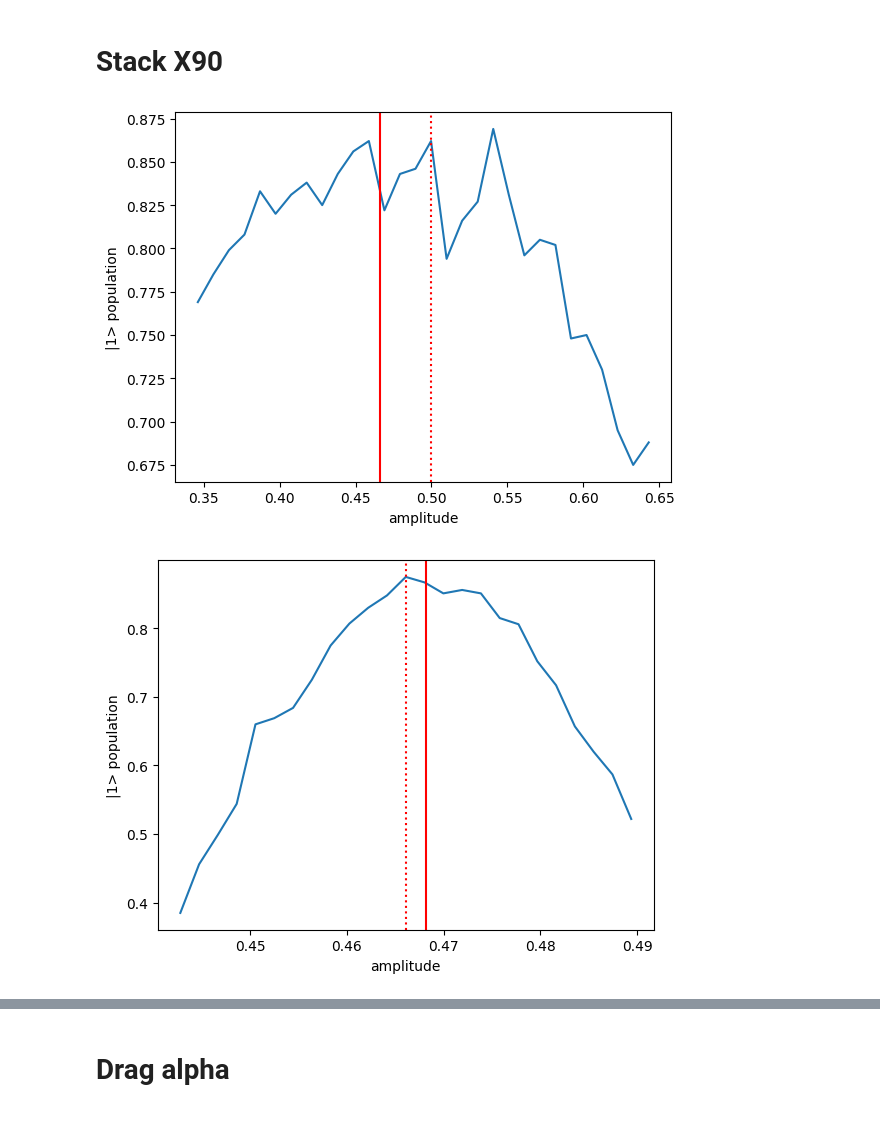
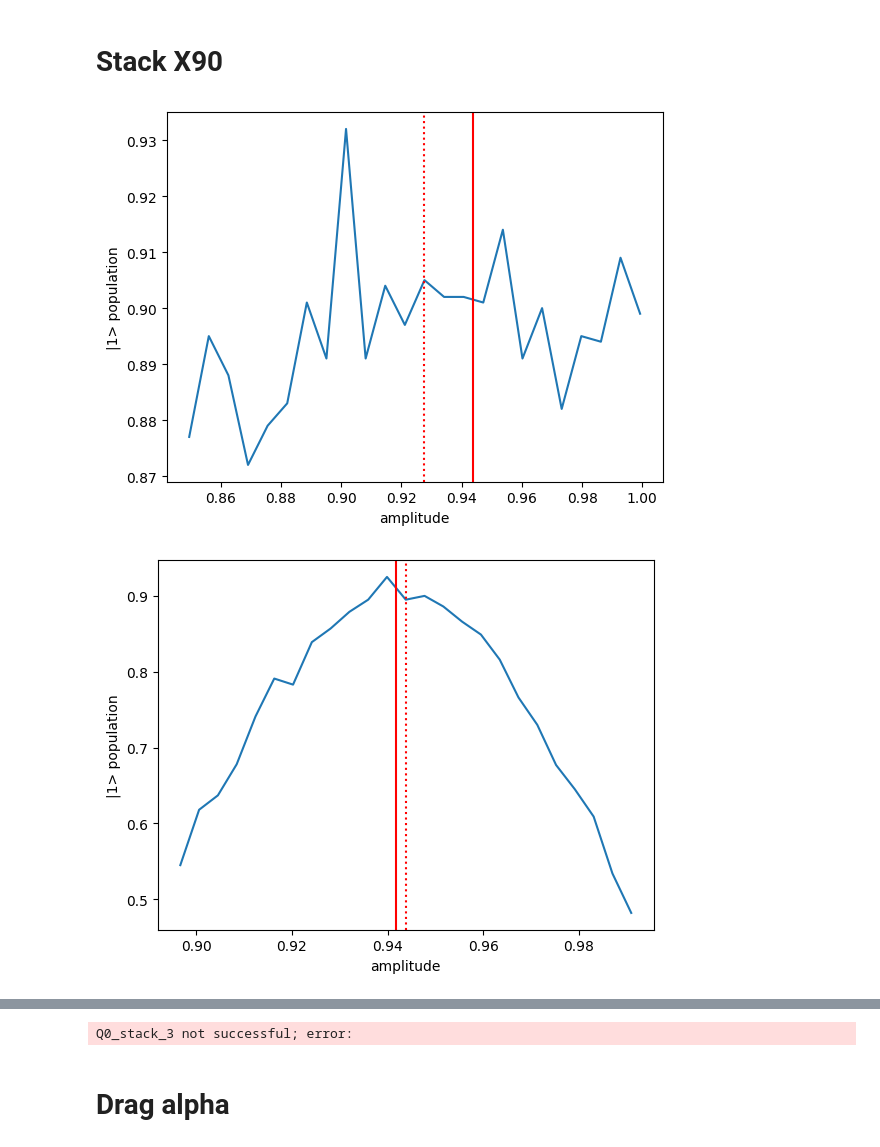
Before and after one commit to freaksie/chipcalibration, a Jupyter notebook: chipcali_fpgaml.ipynb, the cells around one changed output, grey strips where cells are left out. Drawn from its saved outputs; the diff is of its cells as text; code cells hidden in the pictures.

```diff
--- a/chipcali_fpgaml.ipynb
+++ b/chipcali_fpgaml.ipynb
@@ -228,3 +236,3 @@ ap=tc.run_assemble_stage(cp,channel_configs)
 # %%
-acq_data=jobman.runner.load_and_run_acq(ap,n_total_shots=1, acq_chans={'0':2,'1':0},
+acq_data=jobman.runner.load_and_run_acq(ap,n_total_shots=1, acq_chans={'0':2,'1':3},
                                           trig_delay=40e-6,decimator=0)
@@ -251,7 +281,7 @@ reload(ch)
 qchip = qc.QChip(qchippath+'/qubitcfg.json')
 # qubits = ['Q1', 'Q2','Q3']
 # qubits = ['Q%d'%i for i in range(8)]
-qubits = ['Q1']
+qubits = ['Q0']
 nwidth = 40
 pulse_widths = np.linspace(4.e-9, 400.e-9, nwidth)
 nshot=20
@@ -458,7 +488,7 @@ qchip = qc.QChip(qchippath+'/qubitcfg.json')
 # qubits = ['Q7']
 # qubits = ['Q0','Q1','Q2','Q3']
 qubits = ['Q%d'%i for i in range(8)]
-qubits = ['Q1']
+qubits = ['Q0']
 target_twidth = 32e-9
 num_partitions = 50
 irabiamp = rabiamp.RabiAmpSweeper(qubits, target_twidth, qchip, fpga_config, channel_configs,
@@ -557,7 +586,7 @@ import chipcalibration.rabi_experiments as rabi_experiments
 reload(rabi_experiments)
 from chipcalibration.rabi_experiments import TimeRabi
 # %%
-q='Q1'
+q='Q0'
 taxis=np.linspace(0.e-9, 240e-9, 40)
 irabitime = TimeRabi(target_qubit=[q], readout_register=[q], drive_amplitude=calibrated_X90_drive_amps[q],
                      pulse_width_interval=taxis, rabigate='rabi_drag')
@@ -665,26 +701,26 @@ plt.plot(c1[0],c1[1],marker='$%s$'%labels[1],color='red')
 # %%
 import chipcalibration.graph as graph
 import chipcalibration.repeated_xgates as rx
 qchip = qc.QChip(qchippath+'/qubitcfg.json')
-qubits=['Q1']
+qubits=['Q0']
 reload(rx)
 initratio=dict(Q0=0.1,Q1=0.3,Q7=0.25,Q5=0.3,Q2=0.3,Q3=0.3,Q4=0.2,Q6=0.15)
 cal_graph = graph.CalibrationGraph()
 for qubit in qubits:
     cal_graph.add_calibration_step('{}_stack_0'.format(qubit),
                                    rx.XGateRepetition([qubit], initratio[qubit], 30, 0),
                                    [qubit], shots_per_circuit=1000)
     cal_graph.add_calibration_step('{}_stack_1'.format(qubit),
                                    rx.XGateRepetition([qubit], 0.05, 25, 5),
                                    [qubit], predecessor_nodes=['{}_stack_0'.format(qubit)], shots_per_circuit=1000)
                                 #    [qubit], shots_per_circuit=1000)
     cal_graph.add_calibration_step('{}_stack_2'.format(qubit),
                                    rx.XGateRepetition([qubit], 0.025, 25, 10),
                                    [qubit], predecessor_nodes=['{}_stack_1'.format(qubit)], shots_per_circuit=1000)
     cal_graph.add_calibration_step('{}_stack_3'.format(qubit),
                                    rx.XGateRepetition([qubit], 0.01, 25, 40),
                                    [qubit], predecessor_nodes=['{}_stack_2'.format(qubit)], shots_per_circuit=1000)
 cal_graph.run_calibration(jobman, qchip, show_plots=True)
 # %% [output]
-[figure, old version]
+[figure, new version]
-[figure, old version]
+[figure, new version]
@@ -693,3 +728,4 @@ cal_graph.run_calibration(jobman, qchip, show_plots=True)
+Q0_stack_3 not successful; error:
 # %%
 #a=rx.XGateRepetition([qubit], initratio[qubit], 30, 0)
 #a.run_and_report(jobman, 100, qchip)
```
Also changed, not shown: parts of 51 cells of this notebook, 3 other files.
